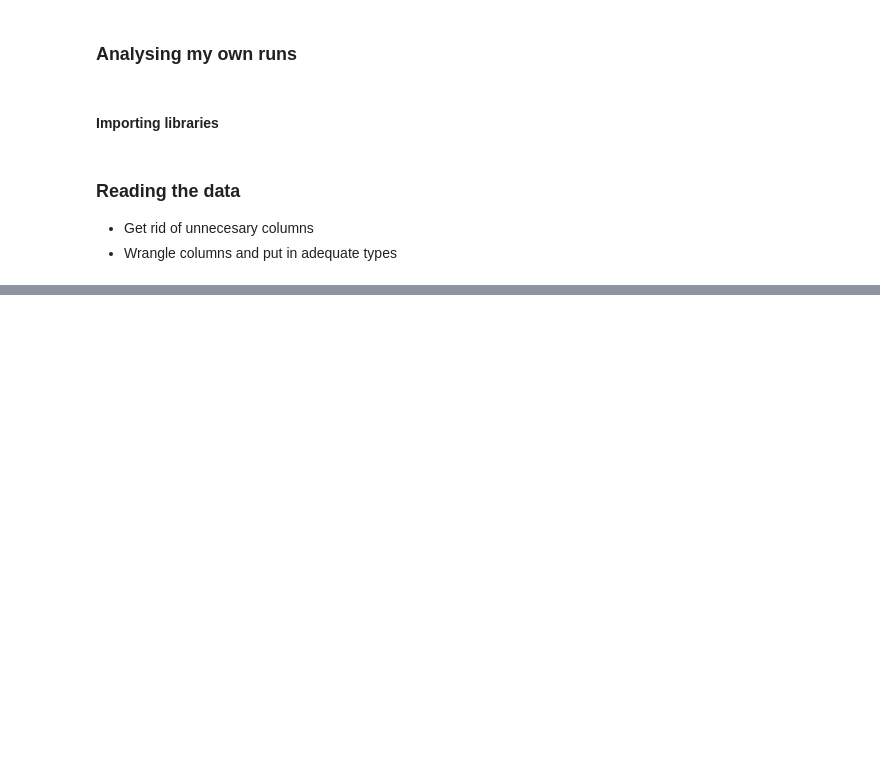
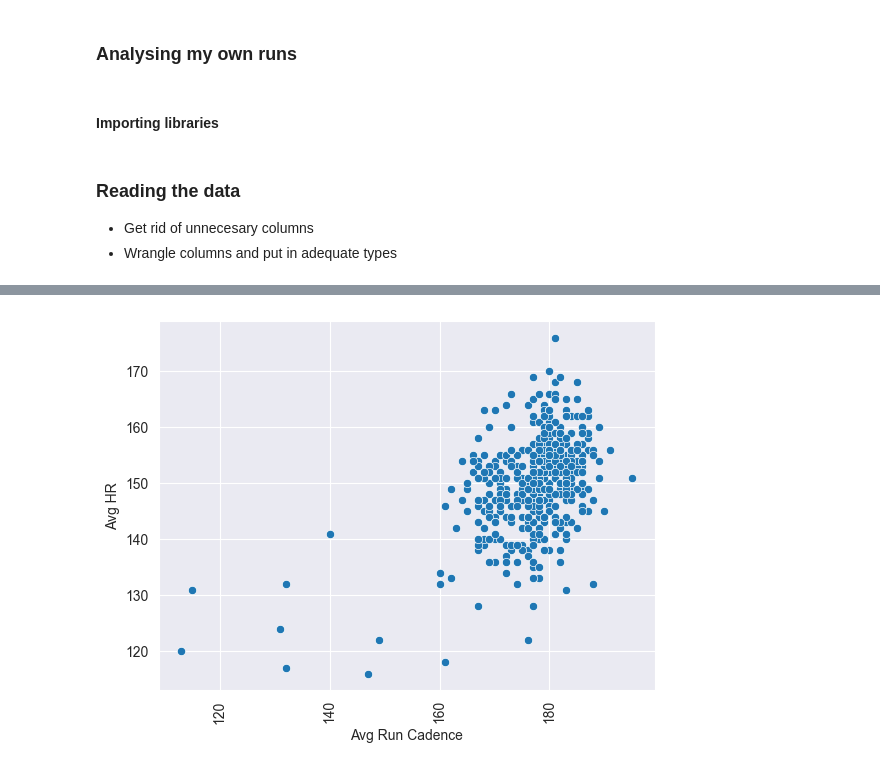
Before and after one commit to jsaraviadrago/Misc-Portfolio, a Jupyter notebook: 8. Running activity/Script_runs.ipynb, the cells around one changed output, grey strips where cells are left out. Saved outputs shown, nothing was run; the diff lists cells and outputs as text; code cells hidden in the pictures; blank space fills up the shorter version.

```diff
--- a/8. Running activity/Script_runs.ipynb
+++ b/8. Running activity/Script_runs.ipynb
@@ -77,11 +58,10 @@ memory usage: 73.3+ KB
 # %%
-data_runs['Avg Run Cadence'] = pd.to_numeric(data_runs['Avg Run Cadence'])
-data_runs = data_runs[data_runs['Avg HR'] > 100]
-
 ax = sn.scatterplot(x="Avg Run Cadence",
                     y="Avg HR",
                     data=data_runs)
 ax.tick_params(axis='x', labelrotation=90)
+# %% [output]
+[figure, added]
 # %%
 sn.scatterplot(x="Avg Stride Length",
                     y="Avg HR",
```
Also changed, not shown: parts of 3 cells of this notebook.
